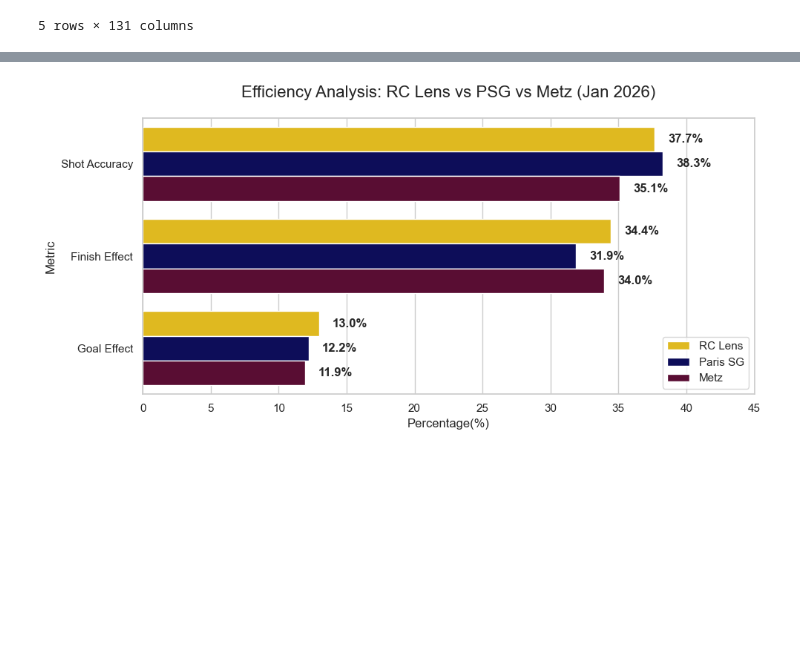
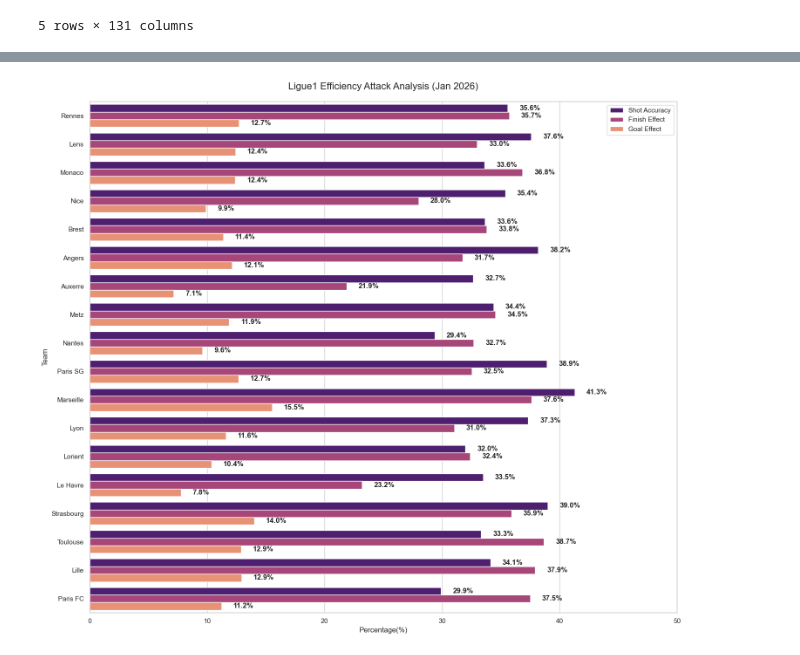
Before and after one commit to 0jyyyyy/Soccer_Lens, a Jupyter notebook: Ligue1/Ligue1_lens_dashboard.ipynb, the cells around one changed output, grey strips where cells are left out. Saved outputs shown, nothing was run; the diff lists cells and outputs as text; code cells hidden in the pictures; blank space fills up the shorter version.

```diff
--- a/Ligue1/Ligue1_lens_dashboard.ipynb
+++ b/Ligue1/Ligue1_lens_dashboard.ipynb
@@ -174,46 +20,53 @@ df_compare = pd.concat([df_lens, df_psg, df_metz], ignore_index=True)
 # %%
-# 그래프 스타일
+# 1. 데이터에 있는 모든 팀 이름을 중복 없이 가져오기
+all_teams = df['HomeTeam'].unique()
+results = []
+
+df_teams = df[['HomeTeam','AwayTeam','FTHG','FTAG','FTR','HS','AS','HST','AST']] # 홈, 원정, 홈 득점, 원정 득점, 승무패, 홈 슈팅, 원정 슈팅, 홈 유효슈팅, 원정 유효슈팅
+
+# 2. for문으로 모든 팀을 하나씩 분석
+for team in all_teams:
+  team_list = get_team_stats(df_teams, team)
+  results.extend(team_list)
+
+df_compare = pd.DataFrame(results)
+
+# 그래프 스타일 설정
 sns.set_theme(style='whitegrid')
-plt.figure(figsize=(10,5))
+plt.figure(figsize=(15,13))
 
-# 랑스를 상징하는 색으로 그래프색 표현
-lens_colors = ['#FFCC00', '#FF6600', '#CC0000']
-# 이제는 세팀을 비교하는거기 때문에 각 팀의 대표색으로 표현
-teams_colors = ['#FFCC00','#000066','#660033']
-
-# 가로형 바 그래프 생성(가독성이 좋을것같아서)
-
+# 3. 가로형 바 그래프 (18개 팀 전체)
 ax = sns.barplot(
   data=df_compare,
   x='Value (%)',
-  y='Metric',
-  hue='Team', # 색상을 구분할 기준
-  palette=teams_colors,
+  y='Team',
+  hue='Metric', # 색상을 구분할 기준
+  palette='magma',
   legend=True # 범례 사용할시 True로
   )
 
 # 수치 표시
 for p in ax.patches: # p는 각 막대(객체)를 의미
   # width : 막대의 가로 길이(Value(%)값)를 가져옴
   width = p.get_width()
   if width > 0: # 0보다 큰 값일 때만 텍스트를 그립니다
     # plt.text(x좌표, y좌표, 표시할 내용, 옵션)
     plt.text(
       width + 1, # 막대 끝에서 1만큼 오른쪽 여백
       p.get_y() + p.get_height()/2, # 막대의 세로 위치(y)에서 높이의 절반을 더해 '중앙에 맞춤
       f'{width:.1f}%', # width 값을 소수점 첫째 자리까지 문자열로 포맷팅
       va='center',  # 수직 정렬을 중앙으로 설정
       fontweight='bold' # 글씨는 굵게
     )
 
 
 # 타이틀을 포함 마무리
-plt.title("Efficiency Analysis: RC Lens vs PSG vs Metz (Jan 2026)",fontsize=16, pad=20)
+plt.title("Ligue1 Efficiency Attack Analysis (Jan 2026)",fontsize=16, pad=20)
 plt.xlabel('Percentage(%)')
-plt.xlim(0, 45) # 수치 표시 공간 확보
+plt.xlim(0, 50) # 수치 표시 공간 확보
 plt.tight_layout()
 
 plt.legend()
 plt.show()
 # %% [output]
-[figure, old version]
+[figure, new version]
```
Also changed, not shown: parts of 5 cells of this notebook, 1 other file.
